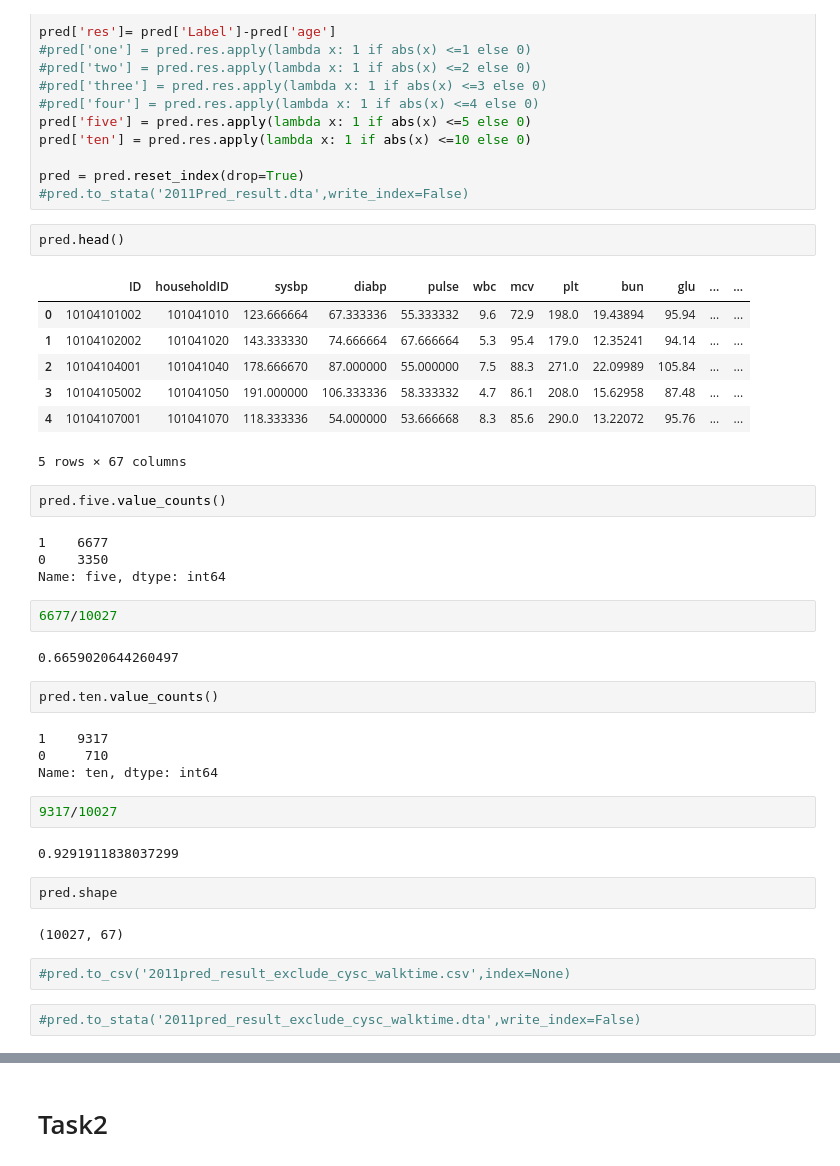
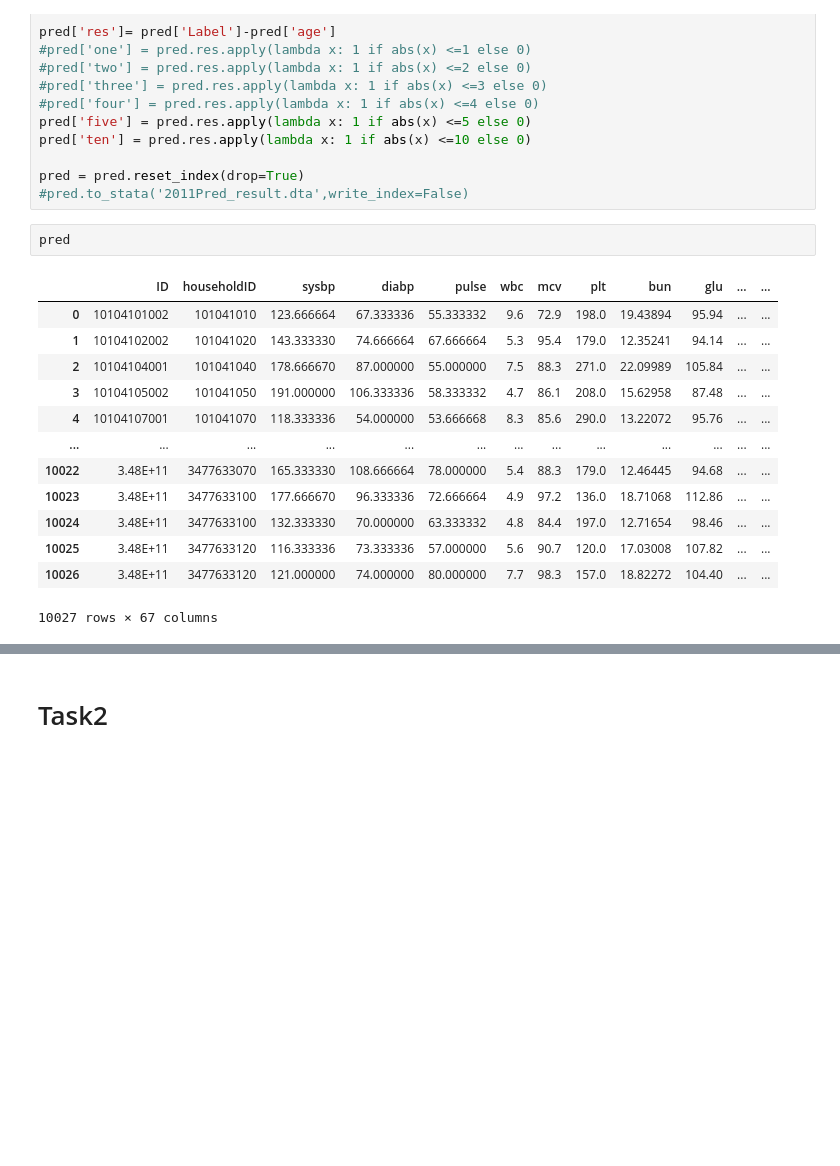
Before and after one commit to FoeinLove/DKU, a Jupyter notebook: Task(2020-10-13).ipynb, the cells around one changed output, grey strips where cells are left out. Cells and saved outputs as stored; diff of their text form; blank space fills up the shorter version.

```diff
--- a/Task(2020-10-13).ipynb
+++ b/Task(2020-10-13).ipynb
@@ -209,40 +173,18 @@ pred['ten'] = pred.res.apply(lambda x: 1 if abs(x) <=10 else 0)
 pred = pred.reset_index(drop=True)
 #pred.to_stata('2011Pred_result.dta',write_index=False)
 # %%
-pred.head()
+pred
 # %% [output]
 |  | ID | householdID | sysbp | diabp | pulse | wbc | mcv | plt | bun | glu | ... | ... |
 | 0 | 10104101002 | 101041010 | 123.666664 | 67.333336 | 55.333332 | 9.6 | 72.9 | 198.0 | 19.43894 | 95.94 | ... | ... |
 | 1 | 10104102002 | 101041020 | 143.333330 | 74.666664 | 67.666664 | 5.3 | 95.4 | 179.0 | 12.35241 | 94.14 | ... | ... |
 | 2 | 10104104001 | 101041040 | 178.666670 | 87.000000 | 55.000000 | 7.5 | 88.3 | 271.0 | 22.09989 | 105.84 | ... | ... |
 | 3 | 10104105002 | 101041050 | 191.000000 | 106.333336 | 58.333332 | 4.7 | 86.1 | 208.0 | 15.62958 | 87.48 | ... | ... |
 | 4 | 10104107001 | 101041070 | 118.333336 | 54.000000 | 53.666668 | 8.3 | 85.6 | 290.0 | 13.22072 | 95.76 | ... | ... |
+| ... | ... | ... | ... | ... | ... | ... | ... | ... | ... | ... | ... | ... |
+| 10022 | 3.48E+11 | 3477633070 | 165.333330 | 108.666664 | 78.000000 | 5.4 | 88.3 | 179.0 | 12.46445 | 94.68 | ... | ... |
+| 10023 | 3.48E+11 | 3477633100 | 177.666670 | 96.333336 | 72.666664 | 4.9 | 97.2 | 136.0 | 18.71068 | 112.86 | ... | ... |
+| 10024 | 3.48E+11 | 3477633100 | 132.333330 | 70.000000 | 63.333332 | 4.8 | 84.4 | 197.0 | 12.71654 | 98.46 | ... | ... |
+| 10025 | 3.48E+11 | 3477633120 | 116.333336 | 73.333336 | 57.000000 | 5.6 | 90.7 | 120.0 | 17.03008 | 107.82 | ... | ... |
+| 10026 | 3.48E+11 | 3477633120 | 121.000000 | 74.000000 | 80.000000 | 7.7 | 98.3 | 157.0 | 18.82272 | 104.40 | ... | ... |
-5 rows × 67 columns
+10027 rows × 67 columns
-# %%
-pred.five.value_counts()
-# %% [output]
-1    6677
-0    3350
-Name: five, dtype: int64
-# %%
-6677/10027
-# %% [output]
-0.6659020644260497
-# %%
-pred.ten.value_counts()
-# %% [output]
-1    9317
-0     710
-Name: ten, dtype: int64
-# %%
-9317/10027
-# %% [output]
-0.9291911838037299
-# %%
-pred.shape
-# %% [output]
-(10027, 67)
-# %%
-#pred.to_csv('2011pred_result_exclude_cysc_walktime.csv',index=None)
-# %%
-#pred.to_stata('2011pred_result_exclude_cysc_walktime.dta',write_index=False)
```
Also changed, not shown: parts of 43 cells of this notebook, 8 other files.
